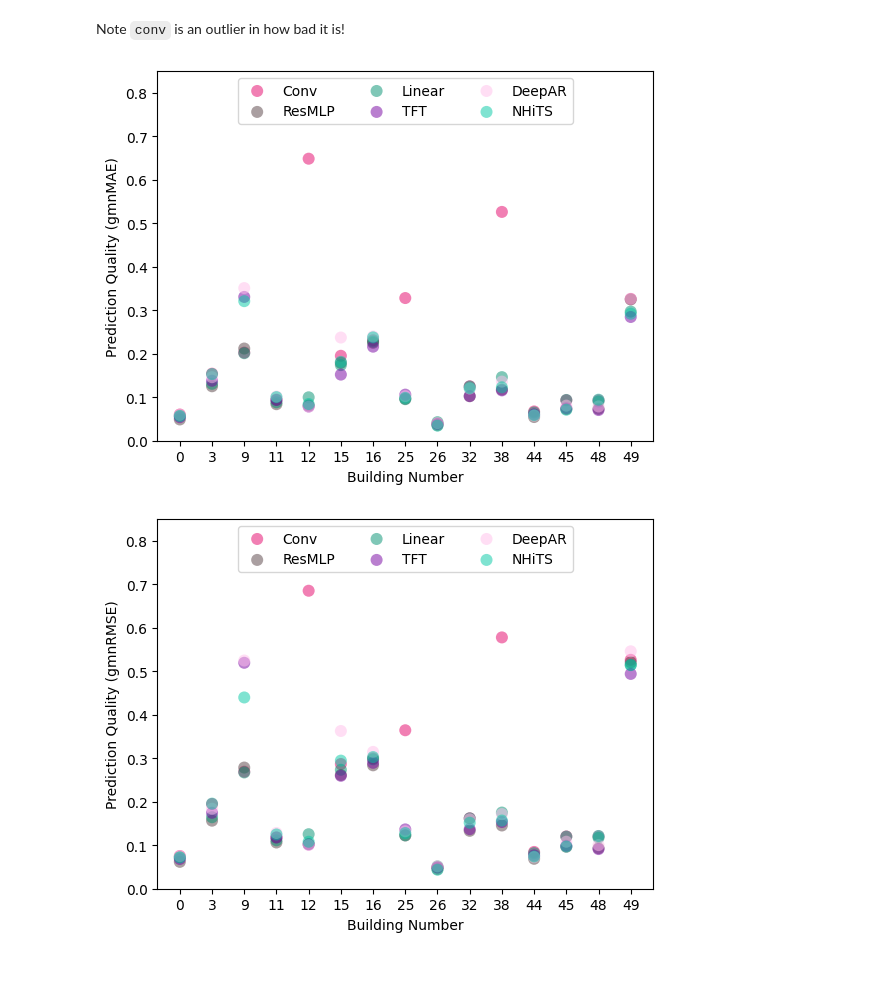
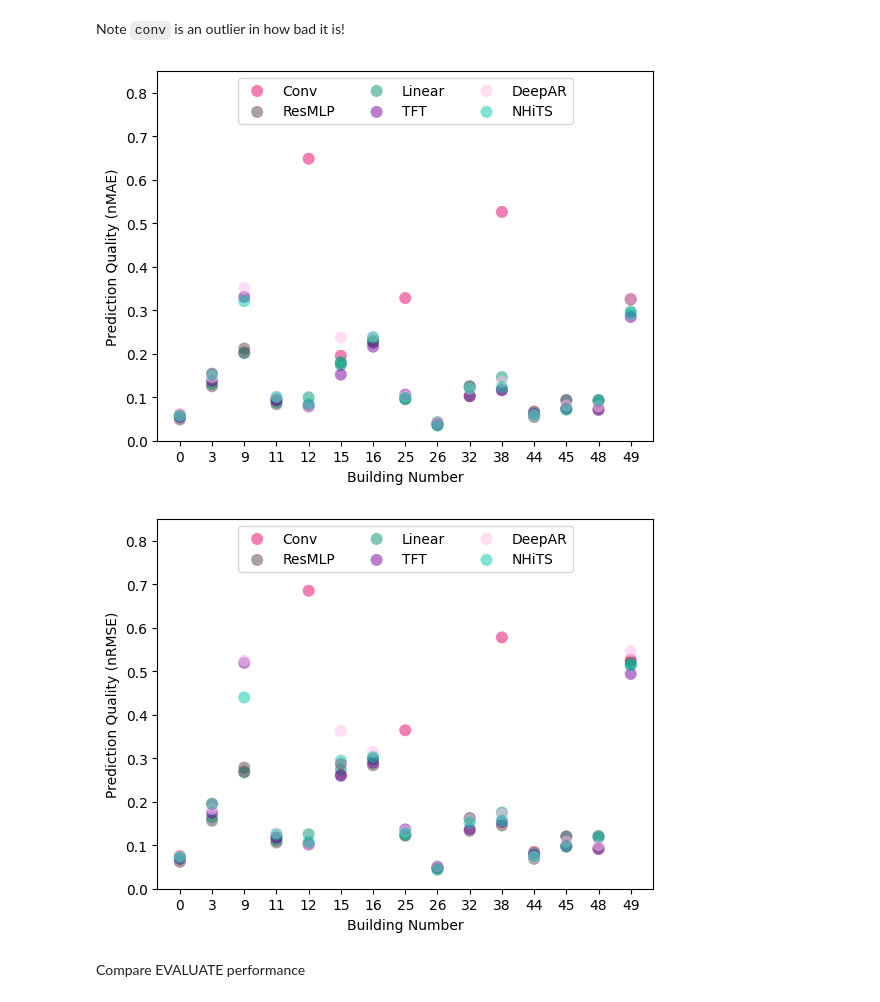
Before and after one commit to EECi/Annex_37, a Jupyter notebook: plots/plot_model_comparisons.ipynb, the cells around one changed output. Cells and saved outputs as stored; diff of their text form; code cells hidden in the pictures; blank space fills up the shorter version.

```diff
--- a/plots/plot_model_comparisons.ipynb
+++ b/plots/plot_model_comparisons.ipynb
@@ -35,7 +35,7 @@ model_names = ['Conv', 'ResMLP', 'Linear', 'TFT', 'DeepAR', 'NHiTS']
 UCam_ids = [0,3,9,11,12,15,16,25,26,32,38,44,45,48,49]
 columns = ['P','C',*['L%s'%id for id in UCam_ids]]
 # %%
-for metric in ['gmnMAE','gmnRMSE']:
+for metric, metric_name in zip(['gmnMAE','gmnRMSE'],['nMAE','nRMSE']):
     fig, ax = plt.subplots()
     ax.set_box_aspect(1.5)
     for i,model in enumerate(models):
@@ -43,7 +43,7 @@ for metric in ['gmnMAE','gmnRMSE']:
     plt.xticks(range(2),['Price','Carbon'])
     plt.ylim(0,0.11)
     plt.xlim(-0.5,1.5)
-    plt.ylabel(f'Prediction Quality ({metric})')
+    plt.ylabel(f'Prediction Quality ({metric_name})')
     plt.legend(loc='upper center', bbox_to_anchor=(0.5, 1), ncol=2, fancybox=True)
     plt.show()
 # %% [output]
@@ -52,16 +52,18 @@ for metric in ['gmnMAE','gmnRMSE']:
 # %% [markdown]
 Note `conv` is an outlier in how bad it is!
 # %%
-for metric in ['gmnMAE','gmnRMSE']:
+for metric, metric_name in zip(['gmnMAE','gmnRMSE'],['nMAE','nRMSE']):
     fig, ax = plt.subplots()
     for i,model in enumerate(models):
         ax.scatter(range(len(UCam_ids)),comp_results[(comp_results['Model Name']==model) & (comp_results['Metric']==metric)][columns[2:]],label=model_names[i],color=eeci_colors[i], alpha=0.5, edgecolors='none',s=75)
     plt.xticks(range(len(UCam_ids)),UCam_ids)
     plt.ylim(0,0.85)
-    plt.ylabel(f'Prediction Quality ({metric})')
+    plt.ylabel(f'Prediction Quality ({metric_name})')
     plt.xlabel('Building Number')
     plt.legend(loc='upper center', bbox_to_anchor=(0.5, 1), ncol=3, fancybox=True)
     plt.show()
 # %% [output]
-[figure, old version]
+[figure, new version]
-[figure, old version]
+[figure, new version]
+# %% [markdown]
+Compare EVALUATE performance
```
Also changed, not shown: parts of 2 cells of this notebook, 3 other files.
